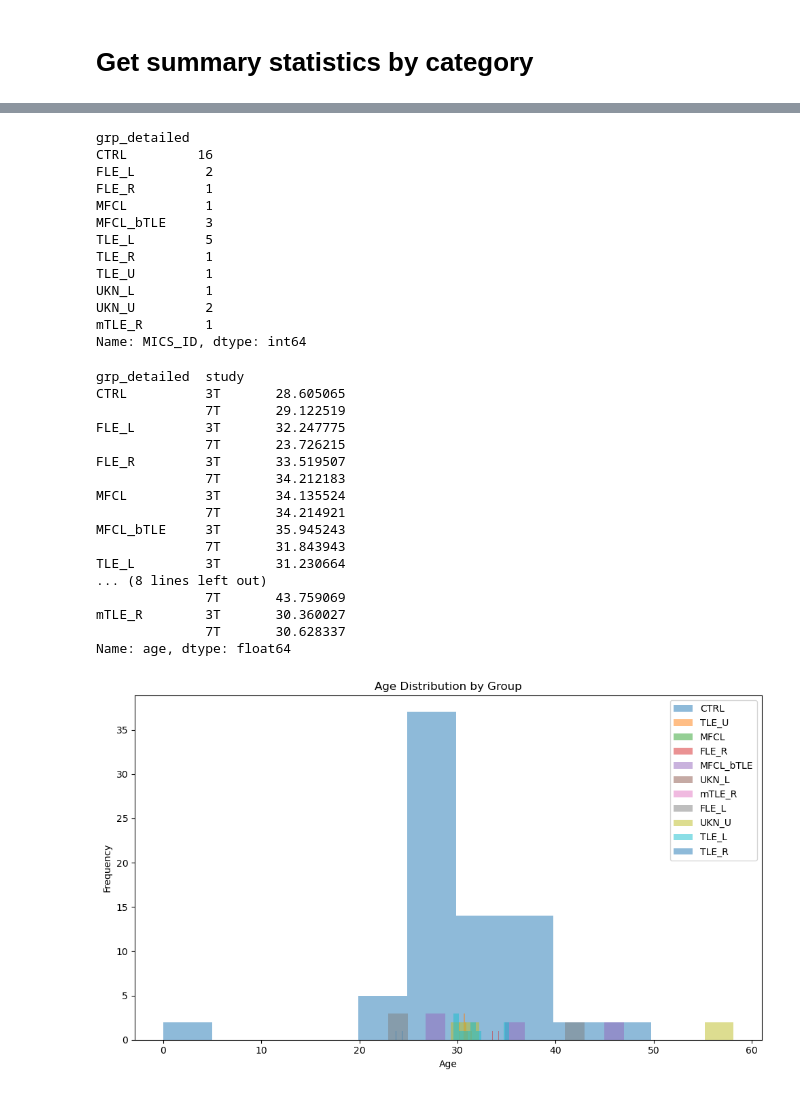
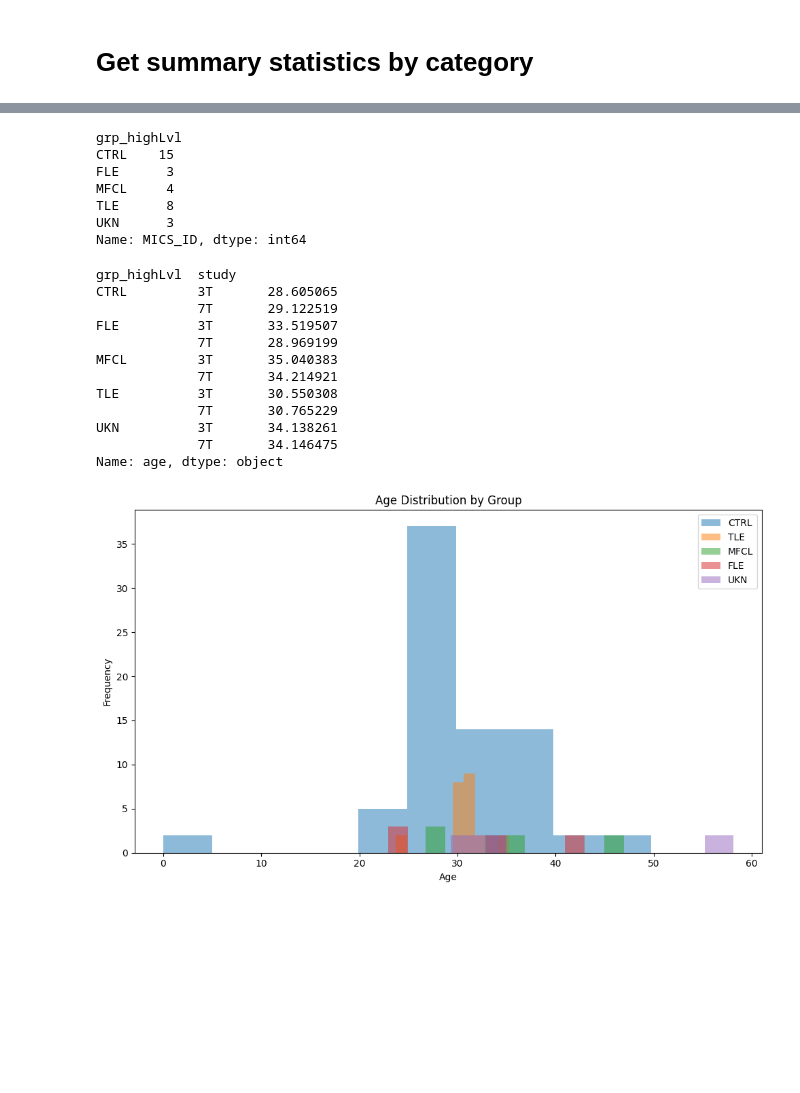
Before and after one commit to mendelsonD/3T7T, a Jupyter notebook: analyses/02_demo.ipynb, the cells around one changed output, grey strips where cells are left out. Saved outputs shown, nothing was run; the diff lists cells and outputs as text; code cells hidden in the pictures; blank space fills up the shorter version.

```diff
--- a/analyses/02_demo.ipynb
+++ b/analyses/02_demo.ipynb
@@ -78,10 +78,19 @@ def group(df, ID_col="MICS_ID", out_col="grp", save_pth=None, MFCL_col="Epilepsy
     else:
         raise ValueError("[group] Error: df must be a string (path) or dataframe")
 
-    df[out_col] = 'CTRL'
+    df[out_col] = ''
 
     if out_col == "grp":
         print("\tReturning highlevel grouping to column: ", out_col)
+        if ID_col == "MICS_ID":
+            ctrl_ptrn = ["HC"]
+        elif ID_col == "PNI_ID":
+            ctrl_ptrn = ["Pilot", "PNC"]
+        else:
+            raise ValueError("[group] Error: ID_col must be 'MICS_ID' or 'PNI_ID'")
+
+        df.loc[df[ID_col].astype(str).str.contains('|'.join(ctrl_ptrn), na=False), out_col] = 'CTRL'
+
         df.loc[(df[lobe_col] == 'TLE') & (df[lat_col].isin(['L', 'R', 'unclear'])), out_col] = 'TLE'
         df.loc[(df[lobe_col] == 'mTLE') & (df[lat_col].isin(['L', 'R'])), out_col] = 'TLE'
 
@@ -164,7 +173,7 @@ src_dir = "/Users/danielmendelson/Library/CloudStorage/OneDrive-McGillUniversity
 
 PNI = {
     'NAME': 'PNI',
-    'PATH': f'{src_dir}/MICA_PNI_22May2025.xlsx', # 7T controls
+    'PATH': f'{src_dir}/MICA_PNI_19May2025.xlsx', # 7T controls
     'SHEET': 'all', # name of sheet in file
     'ID_7T': 'ID_PNI',
     'ID_3T': 'ID_MICs',
@@ -306,18 +309,14 @@ UKN      3
 Name: MICS_ID, dtype: int64
 # %%
 # create new group col that puts all TLEs, all Unknowns, all MFCL, all FLE
-demo.groupby('grp_detailed')['MICS_ID'].nunique()
+demo['grp_highLvl'] = demo['grp']
+demo['grp_highLvl'] = demo['grp_highLvl'].replace({'TLE_L': 'TLE', 'TLE_R': 'TLE', 'TLE_U': 'TLE', 'mTLE_L': 'TLE', 'mTLE_R': 'TLE', 'FLE_L': 'FLE', 'FLE_R': 'FLE', 'UKN_L': 'UKN', 'UKN_R': 'UKN', 'UKN_U': 'UKN', 'MFCL_bTLE_L': 'MFCL', 'MFCL_bTLE_R': 'MFCL', 'MFCL_bTLE': 'MFCL'})
+demo.groupby('grp_highLvl')['MICS_ID'].nunique()
 # %% [output]
-grp_detailed
-CTRL         16
-FLE_L         2
-FLE_R         1
-MFCL          1
-MFCL_bTLE     3
-TLE_L         5
-TLE_R         1
-TLE_U         1
-UKN_L         1
-UKN_U         2
-mTLE_R        1
+grp_highLvl
+CTRL    15
+FLE      3
+MFCL     4
+TLE      8
+UKN      3
 Name: MICS_ID, dtype: int64
@@ -325,25 +328,20 @@ Name: MICS_ID, dtype: int64
 # get number of 3T and 7T sessions in each group
 
 # get median age per study in each group
-demo.groupby(['grp_detailed', 'study'])['age'].median().sort_index(level='grp_detailed')
+demo.groupby(['grp_highLvl', 'study'])['age'].median().sort_index(level='grp_highLvl')
 # %% [output]
-grp_detailed  study
-CTRL          3T       28.605065
-              7T       29.122519
-FLE_L         3T       32.247775
-              7T       23.726215
-FLE_R         3T       33.519507
-              7T       34.212183
-MFCL          3T       34.135524
-              7T       34.214921
-MFCL_bTLE     3T       35.945243
-              7T       31.843943
-TLE_L         3T       31.230664
-... (8 lines left out)
-              7T       43.759069
-mTLE_R        3T       30.360027
-              7T       30.628337
-Name: age, dtype: float64
+grp_highLvl  study
+CTRL         3T       28.605065
+             7T       29.122519
+FLE          3T       33.519507
+             7T       28.969199
+MFCL         3T       35.040383
+             7T       34.214921
+TLE          3T       30.550308
+             7T       30.765229
+UKN          3T       34.138261
+             7T       34.146475
+Name: age, dtype: object
 # %%
 # show histograms for each group
 
@@ -353,32 +351,32 @@ def plot_histogram(data, group_col, age_col, title):
 
     Parameters:
     data (pd.DataFrame): DataFrame containing the data.
     group_col (str): Column name for the group classification.
     age_col (str): Column name for the age values.
     title (str): Title for the plot.
     """
     import matplotlib.pyplot as plt
     import pandas as pd
 
     plt.figure(figsize=(10, 6))
 
     # Convert age column to numeric, coerce errors to NaN
     ages = pd.to_numeric(data[age_col], errors='coerce')
 
     # Overlay histograms for each group
     groups = data[group_col].unique()
     for grp in groups:
         subset = data[data[group_col] == grp]
         age_vals = pd.to_numeric(subset[age_col], errors='coerce').dropna()
         plt.hist(age_vals, bins=10, alpha=0.5, label=grp)
 
     plt.xlabel('Age')
     plt.ylabel('Frequency')
     plt.title(title)
     plt.legend()
     plt.tight_layout()
     plt.show()
 
-plot_histogram(demo, 'grp_detailed', 'age', 'Age Distribution by Group')
+plot_histogram(demo, 'grp_highLvl', 'age', 'Age Distribution by Group')
 # %% [output]
-[figure, old version]
+[figure, new version]
```
Also changed, not shown: parts of 5 cells of this notebook.
